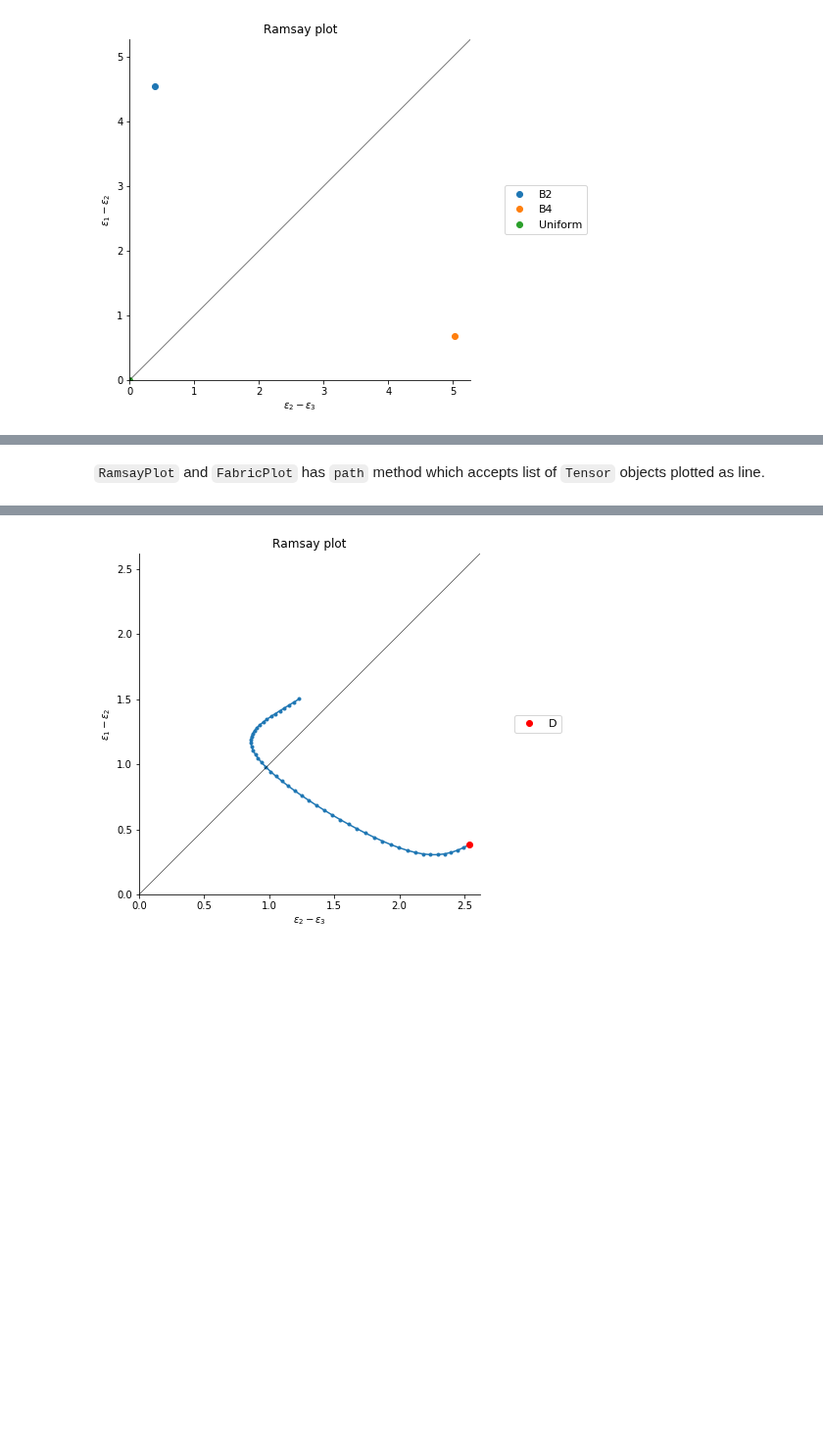
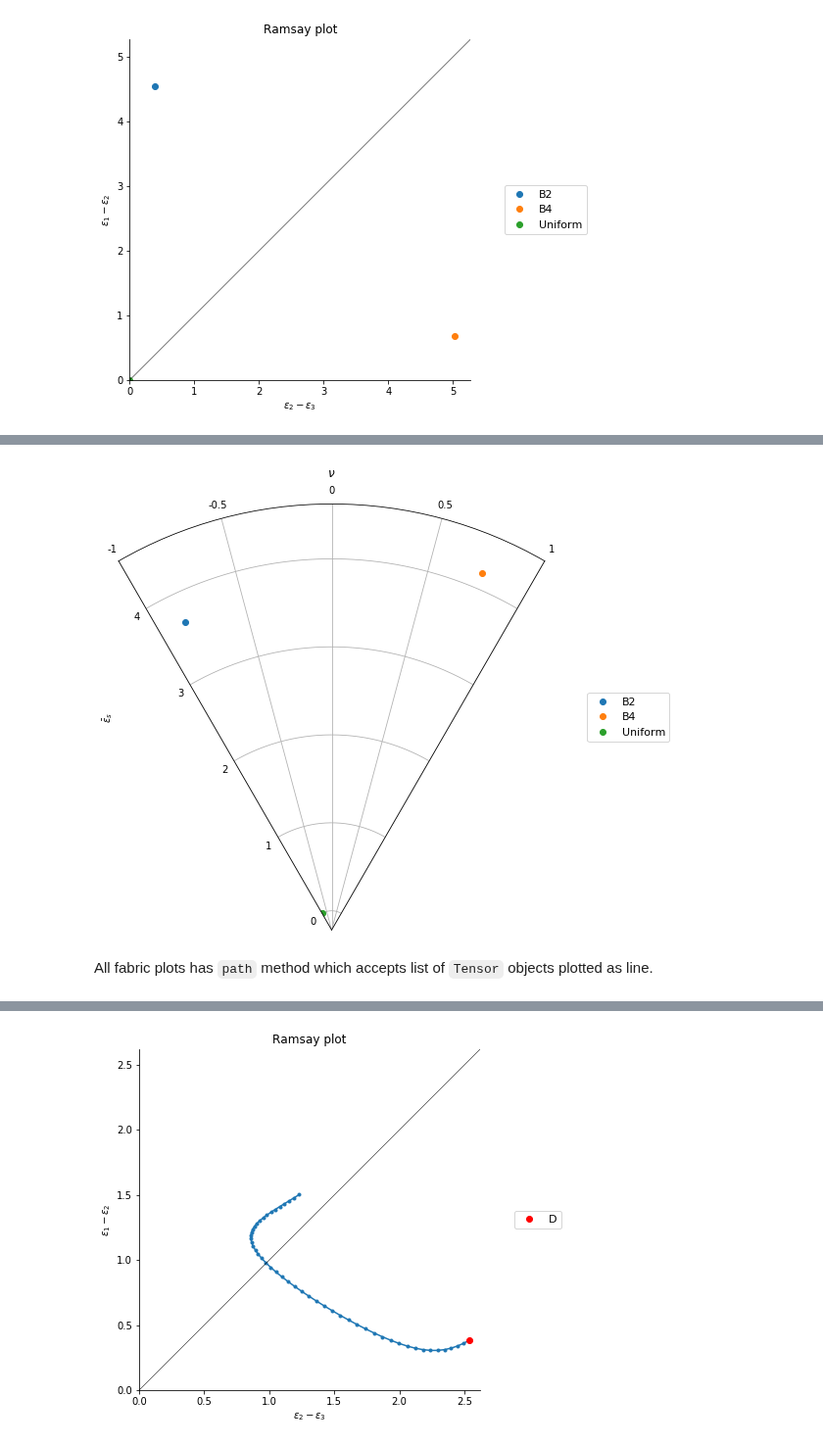
Before and after one commit to ondrolexa/apsg, a Jupyter notebook: examples/apsg_tutorial.ipynb, the cells around one changed output, grey strips where cells are left out. Shown at 98% size. Cells and saved outputs as stored; diff of their text form; code cells hidden in the pictures; blank space fills up the shorter version.

```diff
--- a/examples/apsg_tutorial.ipynb
+++ b/examples/apsg_tutorial.ipynb
@@ -449,2 +453,6 @@ RamsayPlot(g1, g2, g3);
+# %%
+HsuPlot(g1, g2, g3);
+# %% [output]
+[figure, added]
 # %% [markdown]
-``RamsayPlot`` and ``FabricPlot`` has ``path`` method which accepts list of ``Tensor`` objects plotted as line.
+All fabric plots has ``path`` method which accepts list of ``Tensor`` objects plotted as line.
```
Also changed, not shown: parts of 13 cells of this notebook, 8 other files.
